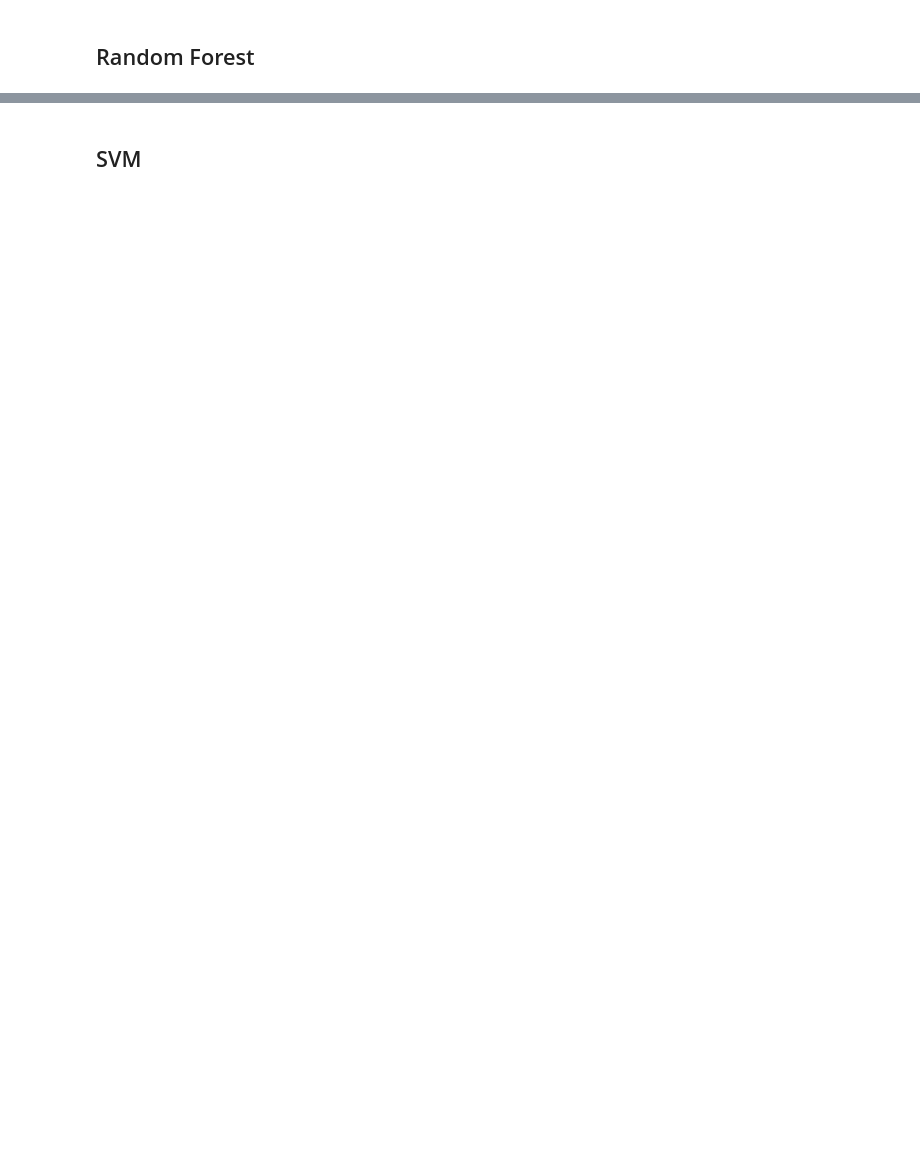
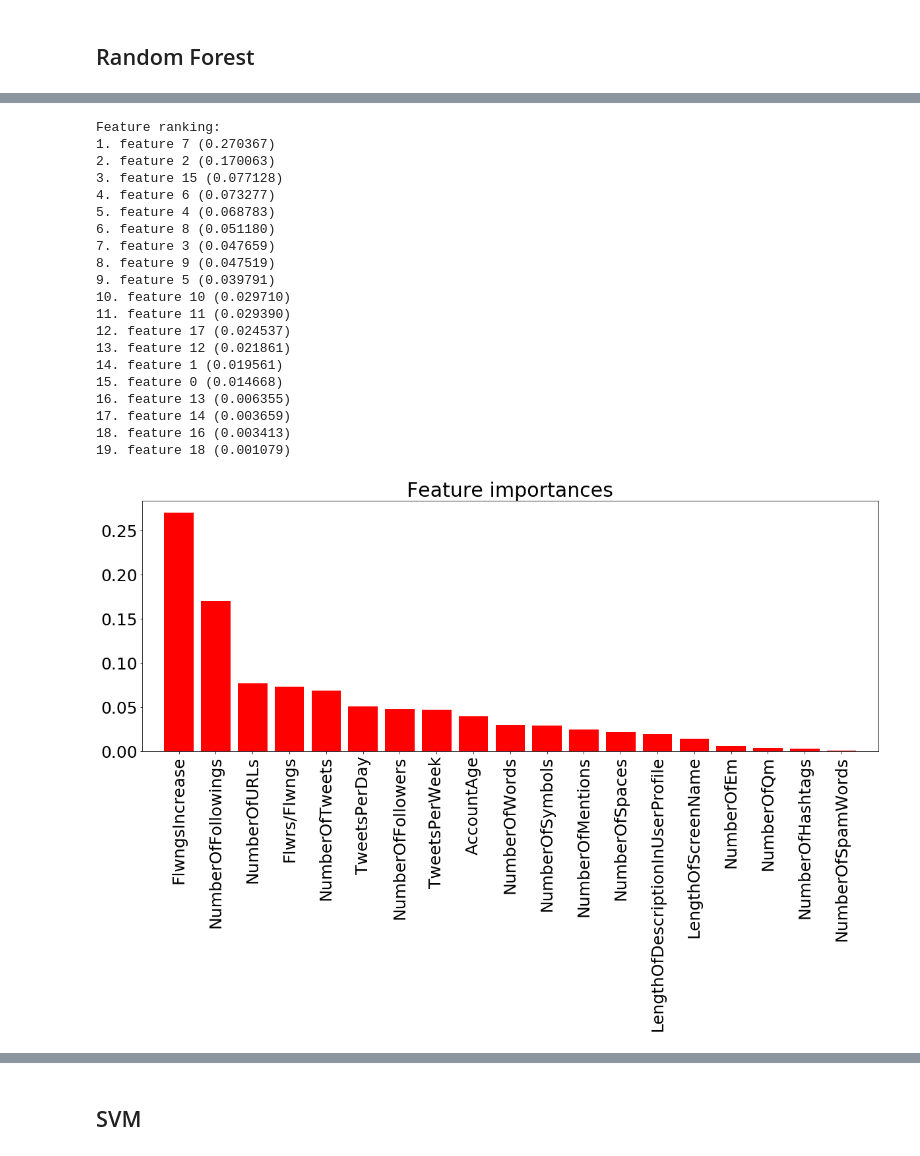
Before and after one commit to oy-vey/TwitterSpamClassifier, a Jupyter notebook: TwitterSocialHoneypot.ipynb, the cells around one changed output, grey strips where cells are left out. Saved outputs shown, nothing was run; the diff lists cells and outputs as text; code cells hidden in the pictures; blank space fills up the shorter version.

```diff
--- a/TwitterSocialHoneypot.ipynb
+++ b/TwitterSocialHoneypot.ipynb
@@ -284,0 +439,12 @@ plt.show()
+# %%
+parameters_grid = {
+    'n_estimators' : list(range(1,20)),
+    'criterion' : ['gini','entropy'],
+    'max_depth' : [1,2,3,4,5,None],
+    'bootstrap' : [True, False],
+}
+# %%
+grid_cv = grid_search.GridSearchCV(rfc, parameters_grid, scoring = 'accuracy', cv = cv)
+# %%
+%%time
+grid_cv.fit(X_train, Y_train)
@@ -284,0 +464,5 @@ plt.show()
+# %%
+best_estimator = grid_cv.best_estimator_
+Y_pred = best_estimator.predict(X_test)
+print_report(Y_test, Y_pred)
+print_cross_validation(best_estimator, X, Y)
@@ -284,0 +514,41 @@ plt.show()
+# %%
+importances  = best_estimator.feature_importances_
+std = np.std([best_estimator.feature_importances_ for tree in best_estimator.estimators_],
+             axis=0)
+indices = np.argsort(importances)[::-1]
+# Print the feature ranking
+print("Feature ranking:")
+
+for f in range(X.shape[1]):
+    print("%d. feature %d (%f)" % (f + 1, indices[f], importances[indices[f]]))
+
+# Plot the feature importances of the forest
+plt.figure()
+plt.title("Feature importances")
+plt.bar(range(X.shape[1]), importances[indices],
+       color="r", yerr=std[indices], align="center")
+plt.xticks(range(X.shape[1]), list(X[indices]), rotation='vertical')
+plt.xlim([-1, X.shape[1]])
+plt.show()
+# %% [output]
+Feature ranking:
+1. feature 7 (0.270367)
+2. feature 2 (0.170063)
+3. feature 15 (0.077128)
+4. feature 6 (0.073277)
+5. feature 4 (0.068783)
+6. feature 8 (0.051180)
+7. feature 3 (0.047659)
+8. feature 9 (0.047519)
+9. feature 5 (0.039791)
+10. feature 10 (0.029710)
+11. feature 11 (0.029390)
+12. feature 17 (0.024537)
+13. feature 12 (0.021861)
+14. feature 1 (0.019561)
+15. feature 0 (0.014668)
+16. feature 13 (0.006355)
+17. feature 14 (0.003659)
+18. feature 16 (0.003413)
+19. feature 18 (0.001079)
+[figure, added]
```
Also changed, not shown: parts of 73 cells of this notebook.
